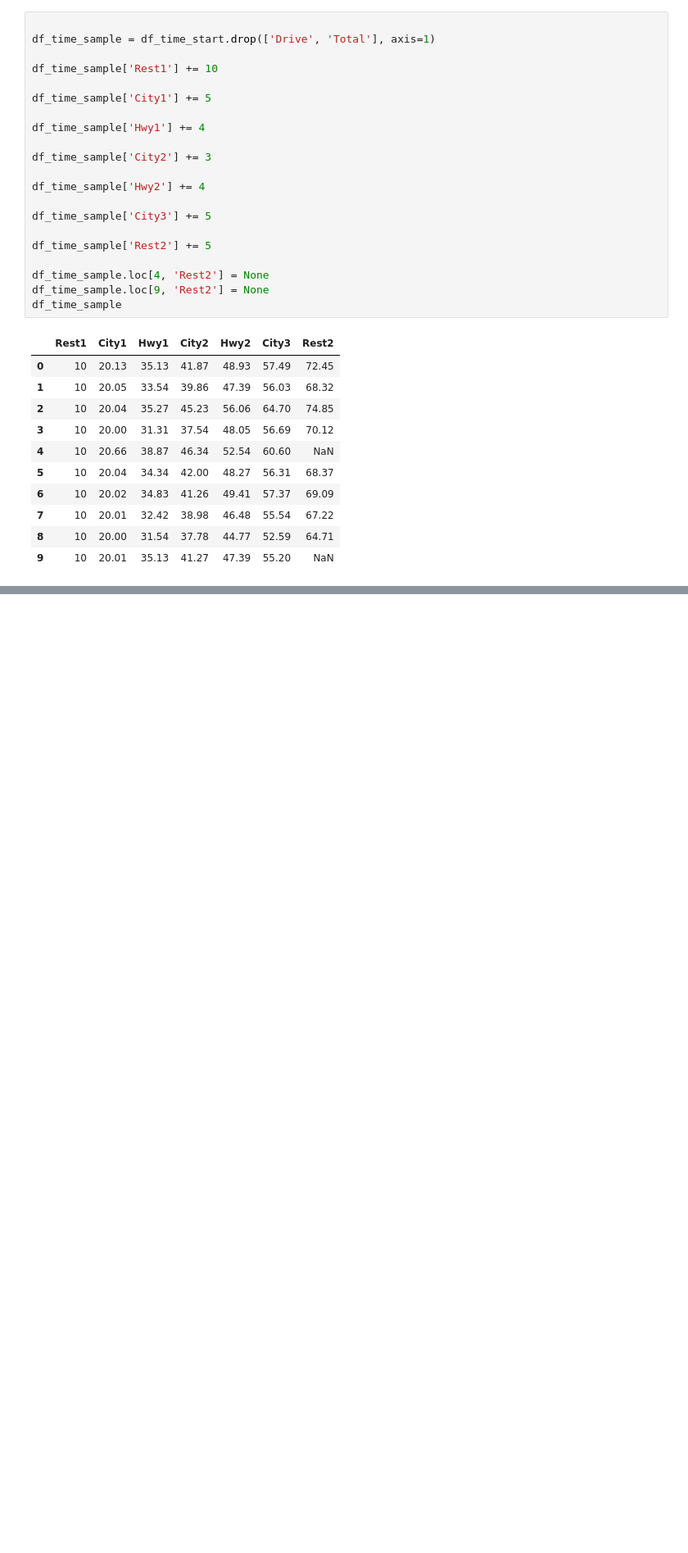
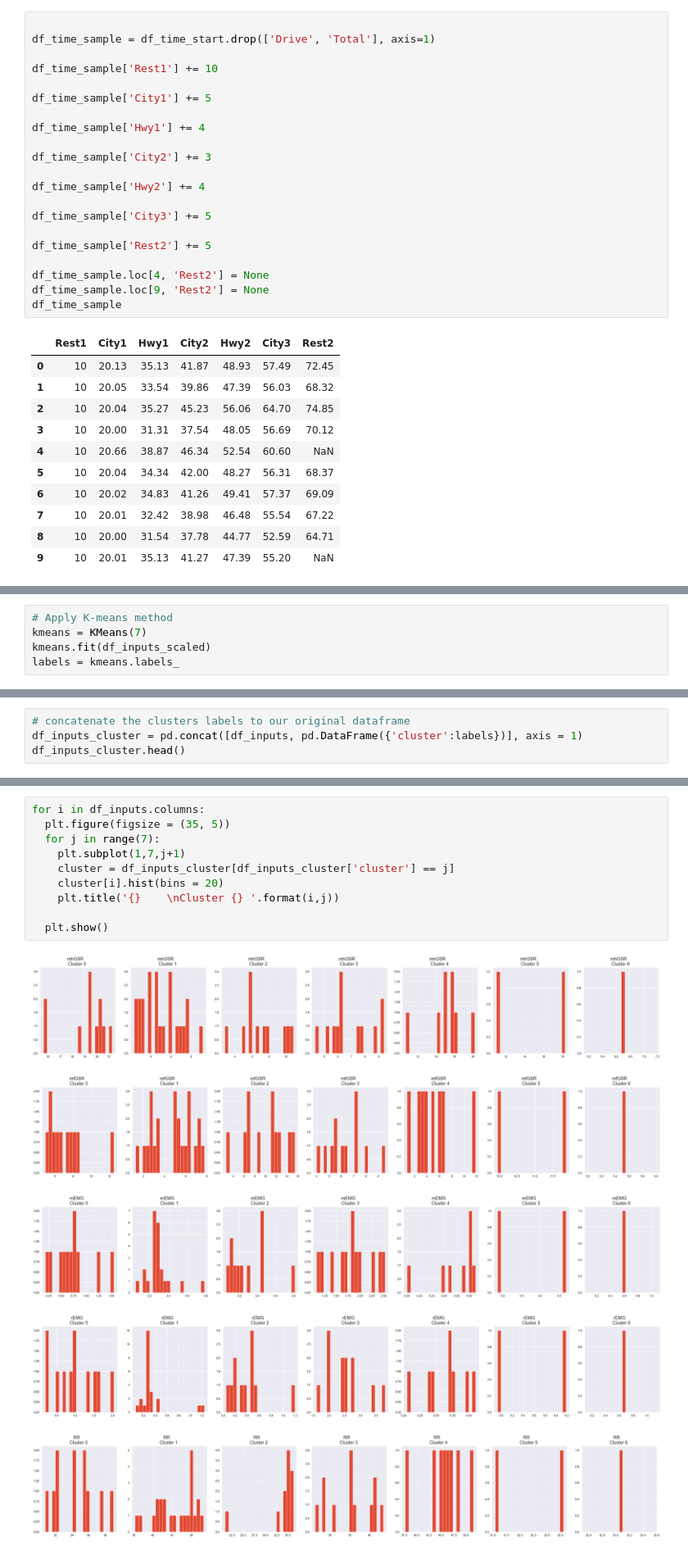
Before and after one commit to Applied-Machine-Learning-2022/final-project-stay-hard-uk, a Jupyter notebook: automobile_stress.ipynb, the cells around one changed output, grey strips where cells are left out. Shown at 82% size. Drawn from its saved outputs; the diff is of its cells as text; blank space fills up the shorter version.

```diff
--- a/automobile_stress.ipynb
+++ b/automobile_stress.ipynb
@@ -343,0 +442,5 @@ X_train, X_test, y_train, y_test = train_test_split(X, y, test_size=0.33, random
+# %%
+# Apply K-means method
+kmeans = KMeans(7)
+kmeans.fit(df_inputs_scaled)
+labels = kmeans.labels_
@@ -343,0 +489,4 @@ X_train, X_test, y_train, y_test = train_test_split(X, y, test_size=0.33, random
+# %%
+# concatenate the clusters labels to our original dataframe
+df_inputs_cluster = pd.concat([df_inputs, pd.DataFrame({'cluster':labels})], axis = 1)
+df_inputs_cluster.head()
@@ -343,0 +500,16 @@ X_train, X_test, y_train, y_test = train_test_split(X, y, test_size=0.33, random
+# %%
+for i in df_inputs.columns:
+  plt.figure(figsize = (35, 5))
+  for j in range(7):
+    plt.subplot(1,7,j+1)
+    cluster = df_inputs_cluster[df_inputs_cluster['cluster'] == j]
+    cluster[i].hist(bins = 20)
+    plt.title('{}    \nCluster {} '.format(i,j))
+
+  plt.show()
+# %% [output]
+[figure, added]
+[figure, added]
+[figure, added]
+[figure, added]
+[figure, added]
```
Also changed, not shown: parts of 44 cells of this notebook.
